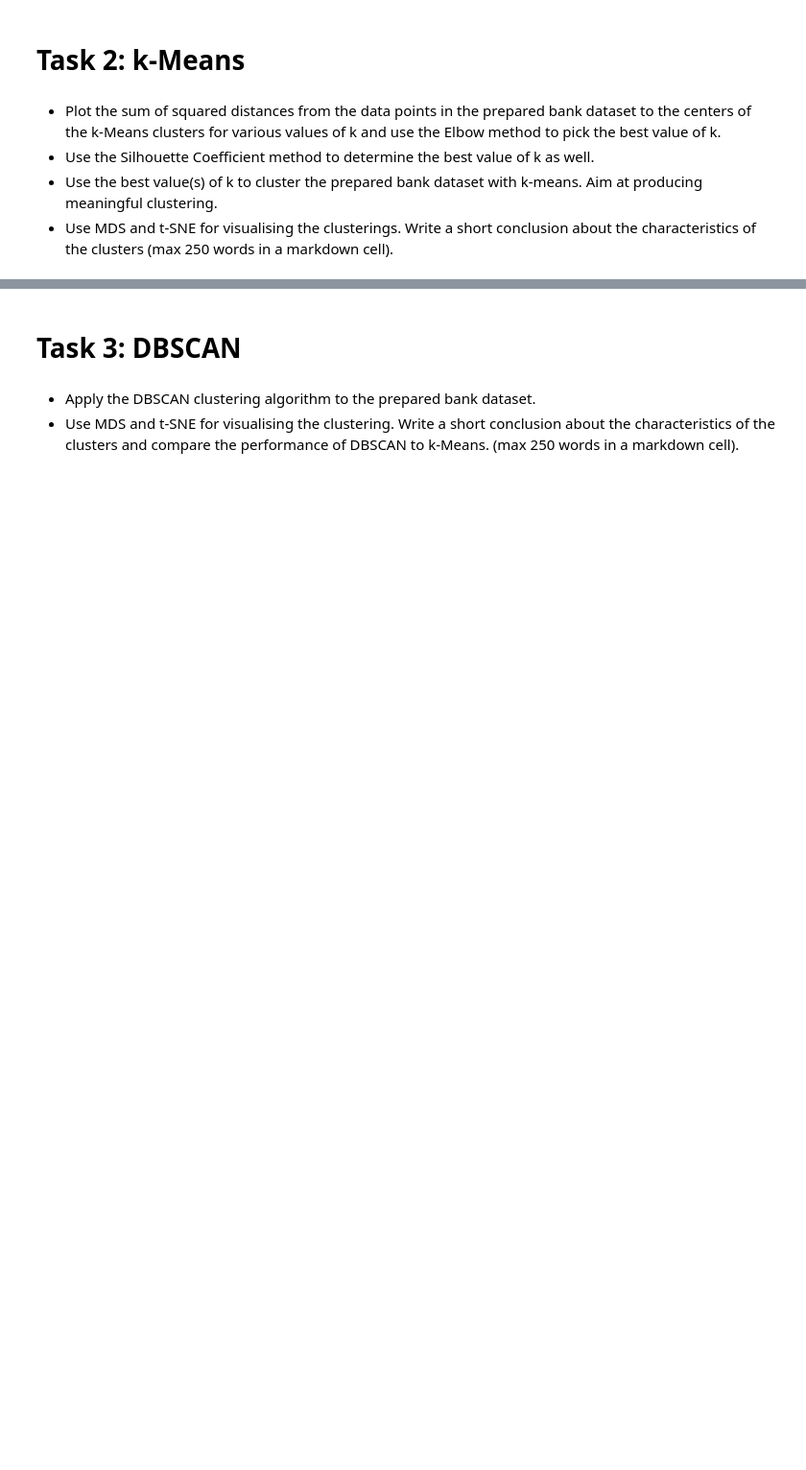
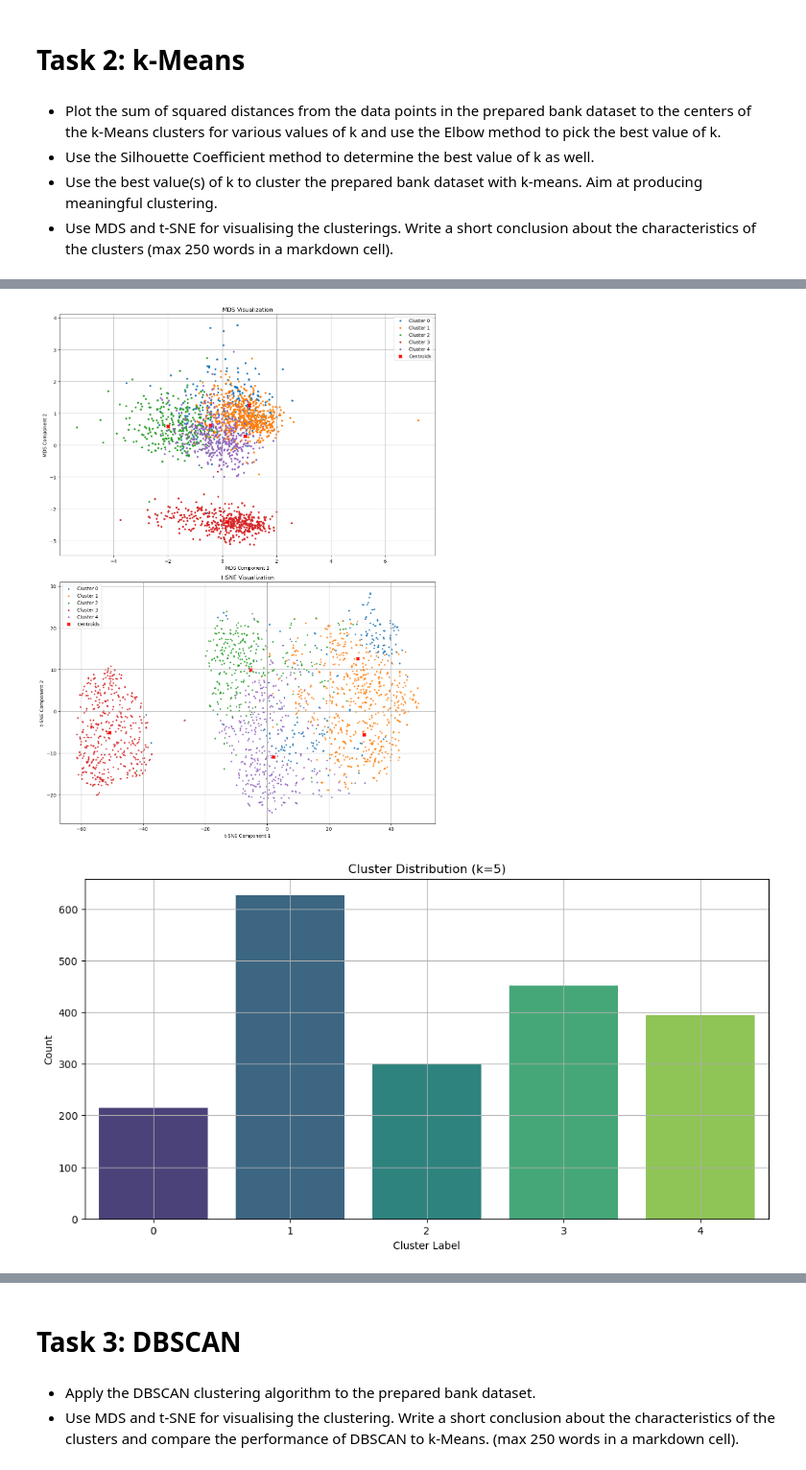
Before and after one commit to brian-mortimer/cs5062-etivity2, a Jupyter notebook: etivity2.ipynb, the cells around one changed output, grey strips where cells are left out. Shown at 96% size. Saved outputs shown, nothing was run; the diff lists cells and outputs as text; code cells hidden in the pictures; blank space fills up the shorter version.

```diff
--- a/etivity2.ipynb
+++ b/etivity2.ipynb
@@ -283 +360,5 @@ plot_K_values(X_scaled, max_k=10)
+# %%
+# Reduce dimensions using PCA
+pca = PCA(n_components=2, random_state=42)
+prep_df_pca = pca.fit_transform(prep_df)
 # %%
@@ -335,0 +384,18 @@ plot_mds_tsne(X_mds, X_tsne, cluster_labels)
+# %%
+# Calculate t-SNE
+tsne = TSNE(n_components=2, random_state=42, perplexity=50, n_iter=1000, init="pca")
+X_tsne = tsne.fit_transform(prep_df)
+# %%
+# Plot MDS and t-SNE visualizations
+plot_mds_tsne(X_mds, X_tsne, cluster_labels, k_means=k_means)
+
+# Plot the distribution of the clusters in the original data
+plt.figure(figsize=(12, 6))
+sn.countplot(data=df, x='cluster', palette='viridis')
+plt.title(f'Cluster Distribution (k={k_means.n_clusters})')
+plt.xlabel('Cluster Label')
+plt.ylabel('Count')
+plt.grid(True)
+# %% [output]
+[figure, added]
+[figure, added]
```
Also changed, not shown: parts of 35 cells of this notebook.
